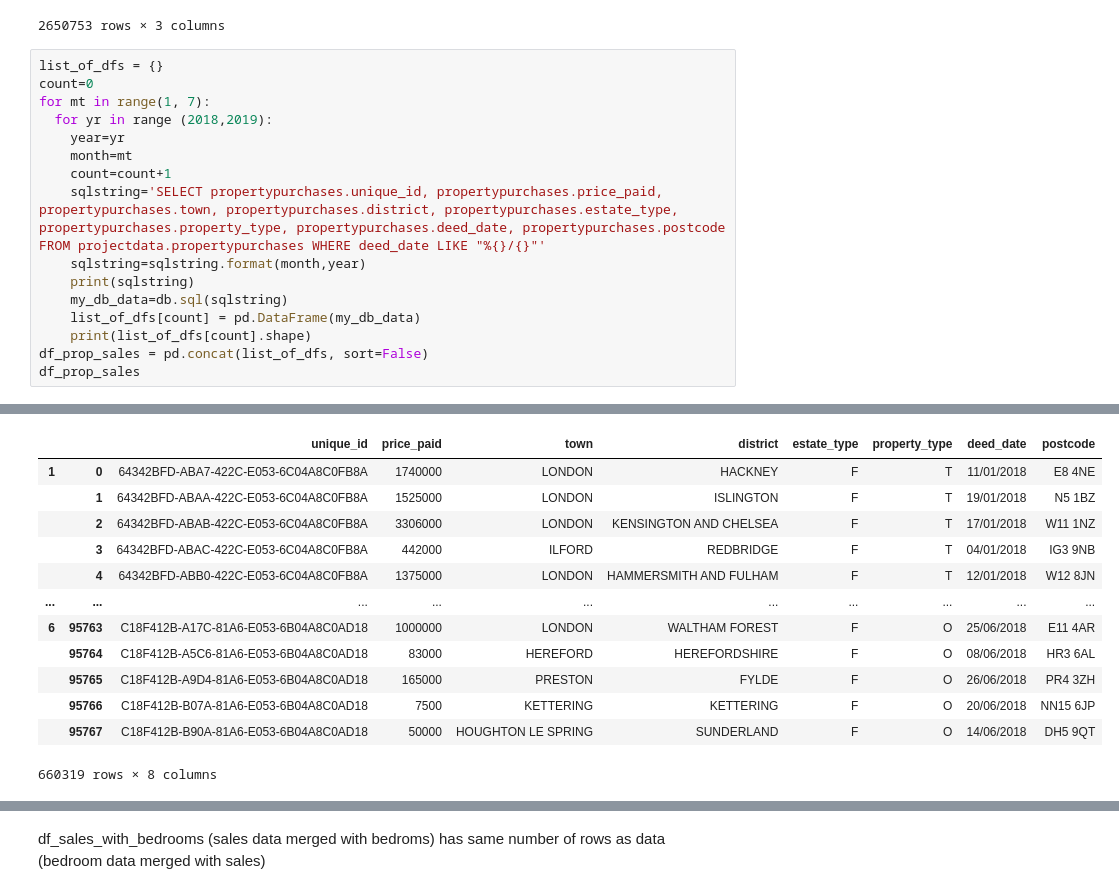
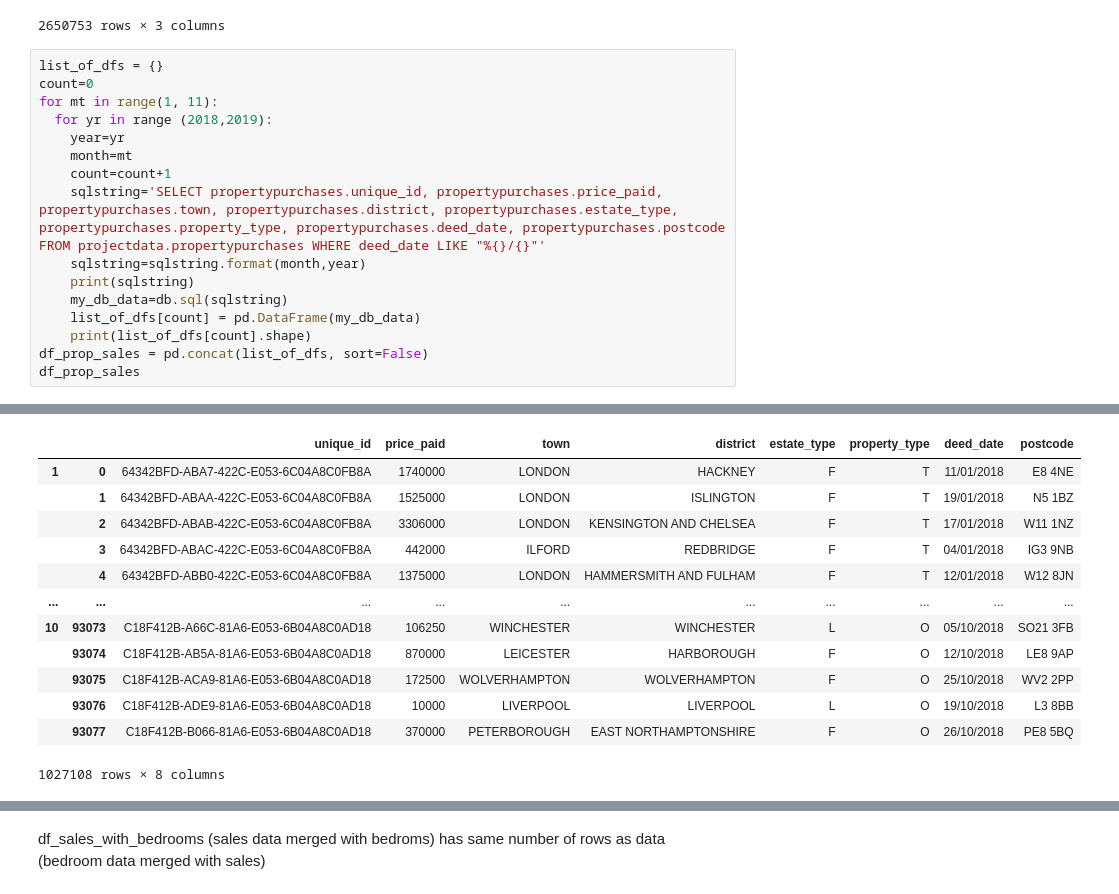
Before and after one commit to oxanaRC/CE902, a Jupyter notebook: Postcodes_formatting_and_create_mappings_to_school_data.ipynb, the cells around one changed output, grey strips where cells are left out. Drawn from its saved outputs; the diff is of its cells as text.

```diff
--- a/Postcodes_formatting_and_create_mappings_to_school_data.ipynb
+++ b/Postcodes_formatting_and_create_mappings_to_school_data.ipynb
@@ -248,7 +252,7 @@ df_postcodes
 # %%
 list_of_dfs = {}
 count=0
-for mt in range(1, 7):
+for mt in range(1, 11):
   for yr in range (2018,2019):
     year=yr
     month=mt
@@ -277,16 +289,16 @@ SELECT propertypurchases.unique_id, propertypurchases.price_paid, propertypurcha
 |  |  | unique_id | price_paid | town | district | estate_type | property_type | deed_date | postcode |
 | 1 | 0 | 64342BFD-ABA7-422C-E053-6C04A8C0FB8A | 1740000 | LONDON | HACKNEY | F | T | 11/01/2018 | E8 4NE |
 |  | 1 | 64342BFD-ABAA-422C-E053-6C04A8C0FB8A | 1525000 | LONDON | ISLINGTON | F | T | 19/01/2018 | N5 1BZ |
 |  | 2 | 64342BFD-ABAB-422C-E053-6C04A8C0FB8A | 3306000 | LONDON | KENSINGTON AND CHELSEA | F | T | 17/01/2018 | W11 1NZ |
 |  | 3 | 64342BFD-ABAC-422C-E053-6C04A8C0FB8A | 442000 | ILFORD | REDBRIDGE | F | T | 04/01/2018 | IG3 9NB |
 |  | 4 | 64342BFD-ABB0-422C-E053-6C04A8C0FB8A | 1375000 | LONDON | HAMMERSMITH AND FULHAM | F | T | 12/01/2018 | W12 8JN |
 | ... | ... | ... | ... | ... | ... | ... | ... | ... | ... |
-| 6 | 95763 | C18F412B-A17C-81A6-E053-6B04A8C0AD18 | 1000000 | LONDON | WALTHAM FOREST | F | O | 25/06/2018 | E11 4AR |
-|  | 95764 | C18F412B-A5C6-81A6-E053-6B04A8C0AD18 | 83000 | HEREFORD | HEREFORDSHIRE | F | O | 08/06/2018 | HR3 6AL |
-|  | 95765 | C18F412B-A9D4-81A6-E053-6B04A8C0AD18 | 165000 | PRESTON | FYLDE | F | O | 26/06/2018 | PR4 3ZH |
-|  | 95766 | C18F412B-B07A-81A6-E053-6B04A8C0AD18 | 7500 | KETTERING | KETTERING | F | O | 20/06/2018 | NN15 6JP |
-|  | 95767 | C18F412B-B90A-81A6-E053-6B04A8C0AD18 | 50000 | HOUGHTON LE SPRING | SUNDERLAND | F | O | 14/06/2018 | DH5 9QT |
+| 10 | 93073 | C18F412B-A66C-81A6-E053-6B04A8C0AD18 | 106250 | WINCHESTER | WINCHESTER | L | O | 05/10/2018 | SO21 3FB |
+|  | 93074 | C18F412B-AB5A-81A6-E053-6B04A8C0AD18 | 870000 | LEICESTER | HARBOROUGH | F | O | 12/10/2018 | LE8 9AP |
+|  | 93075 | C18F412B-ACA9-81A6-E053-6B04A8C0AD18 | 172500 | WOLVERHAMPTON | WOLVERHAMPTON | F | O | 25/10/2018 | WV2 2PP |
+|  | 93076 | C18F412B-ADE9-81A6-E053-6B04A8C0AD18 | 10000 | LIVERPOOL | LIVERPOOL | L | O | 19/10/2018 | L3 8BB |
+|  | 93077 | C18F412B-B066-81A6-E053-6B04A8C0AD18 | 370000 | PETERBOROUGH | EAST NORTHAMPTONSHIRE | F | O | 26/10/2018 | PE8 5BQ |
-660319 rows × 8 columns
+1027108 rows × 8 columns
 # %%
 sqlstring='SELECT bedrooms.id, bedrooms.num_of_beds FROM projectdata.bedrooms WHERE num_of_beds>0'
 bedrooms=db.sql(sqlstring)
```
Also changed, not shown: parts of 17 cells of this notebook.
